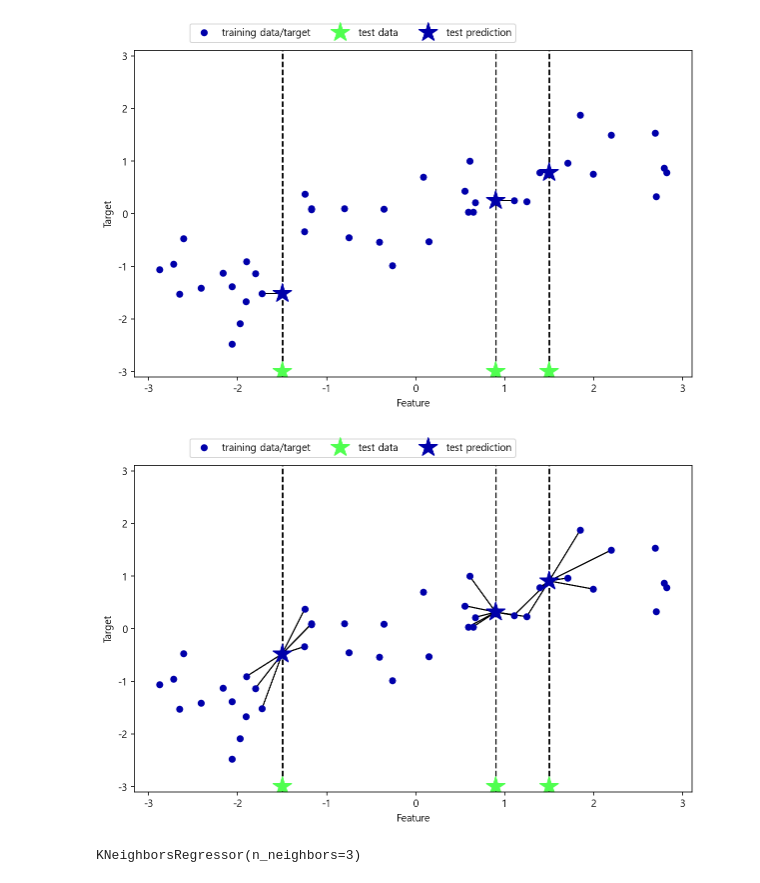
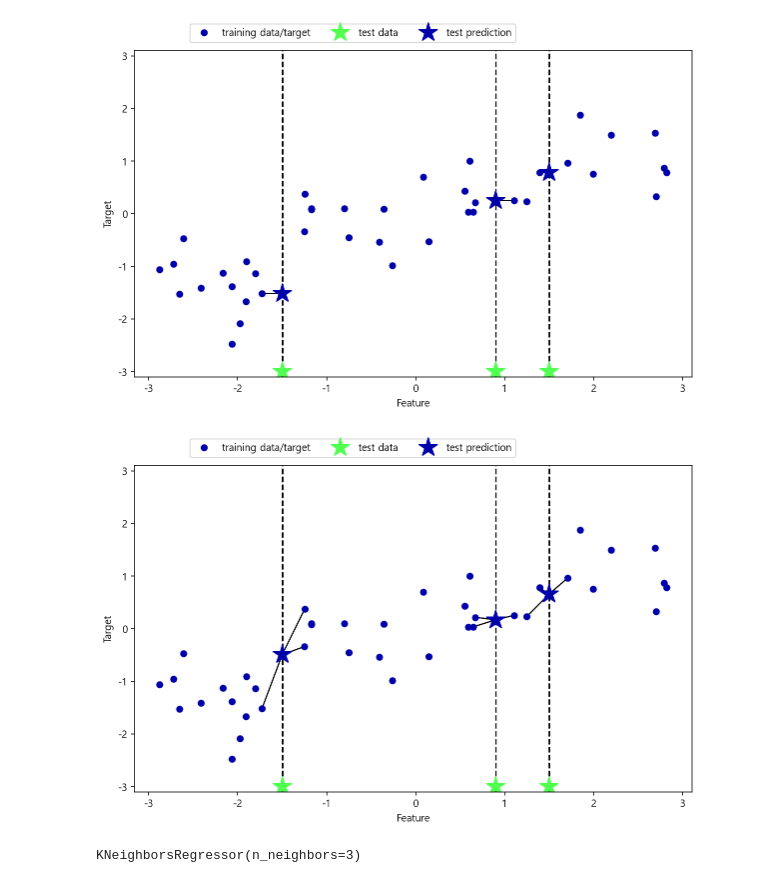
Before and after one commit to iamjinuk/bigman, a Jupyter notebook: [Introduction to Machine Learning with Python]/[Introduction to Machine Learning with Python] Chapter2. 지도 학습.ipynb, the cells around one changed output. Saved outputs shown, nothing was run; the diff lists cells and outputs as text; code cells hidden in the pictures.

```diff
--- a/[Introduction to Machine Learning with Python]/[Introduction to Machine Learning with Python] Chapter2. 지도 학습.ipynb
+++ b/[Introduction to Machine Learning with Python]/[Introduction to Machine Learning with Python] Chapter2. 지도 학습.ipynb
@@ -89,0 +105,3 @@ print('특성이름 : \n', cancer.feature_names)
+# %%
+X, y = mglearn.datasets.load_extended_boston()
+print('X.shape : ', X.shape)
@@ -205,9 +209,9 @@ mglearn.plots.plot_knn_regression(n_neighbors=1)
 # %% [output]
 [figure]
 # %%
-mglearn.plots.plot_knn_regression(n_neighbors=7)
+mglearn.plots.plot_knn_regression(n_neighbors=3)
 # %% [output]
-[figure, old version]
+[figure, new version]
 # %%
 from sklearn.neighbors import KNeighborsRegressor
 # %%
```
Also changed, not shown: parts of 31 cells of this notebook.
